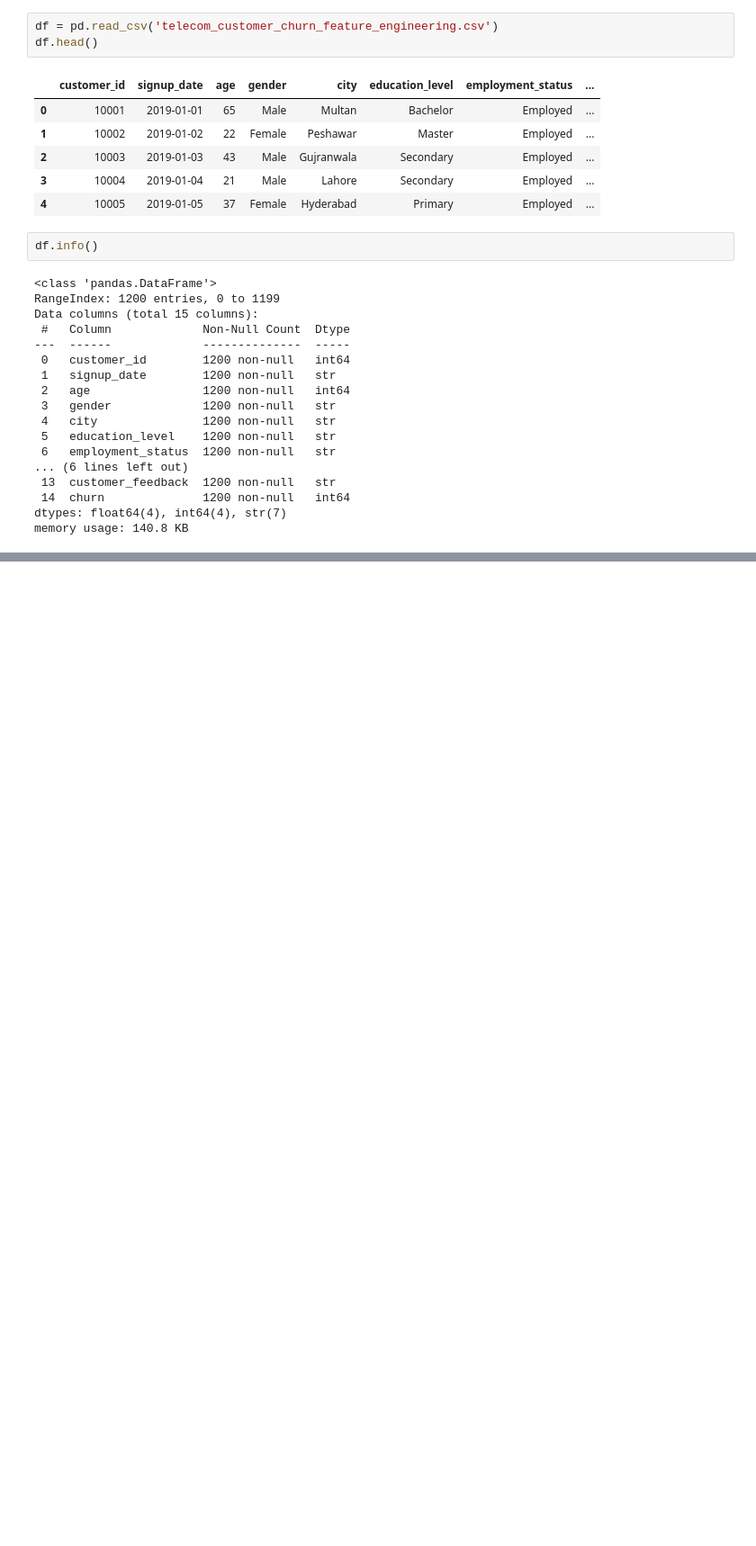
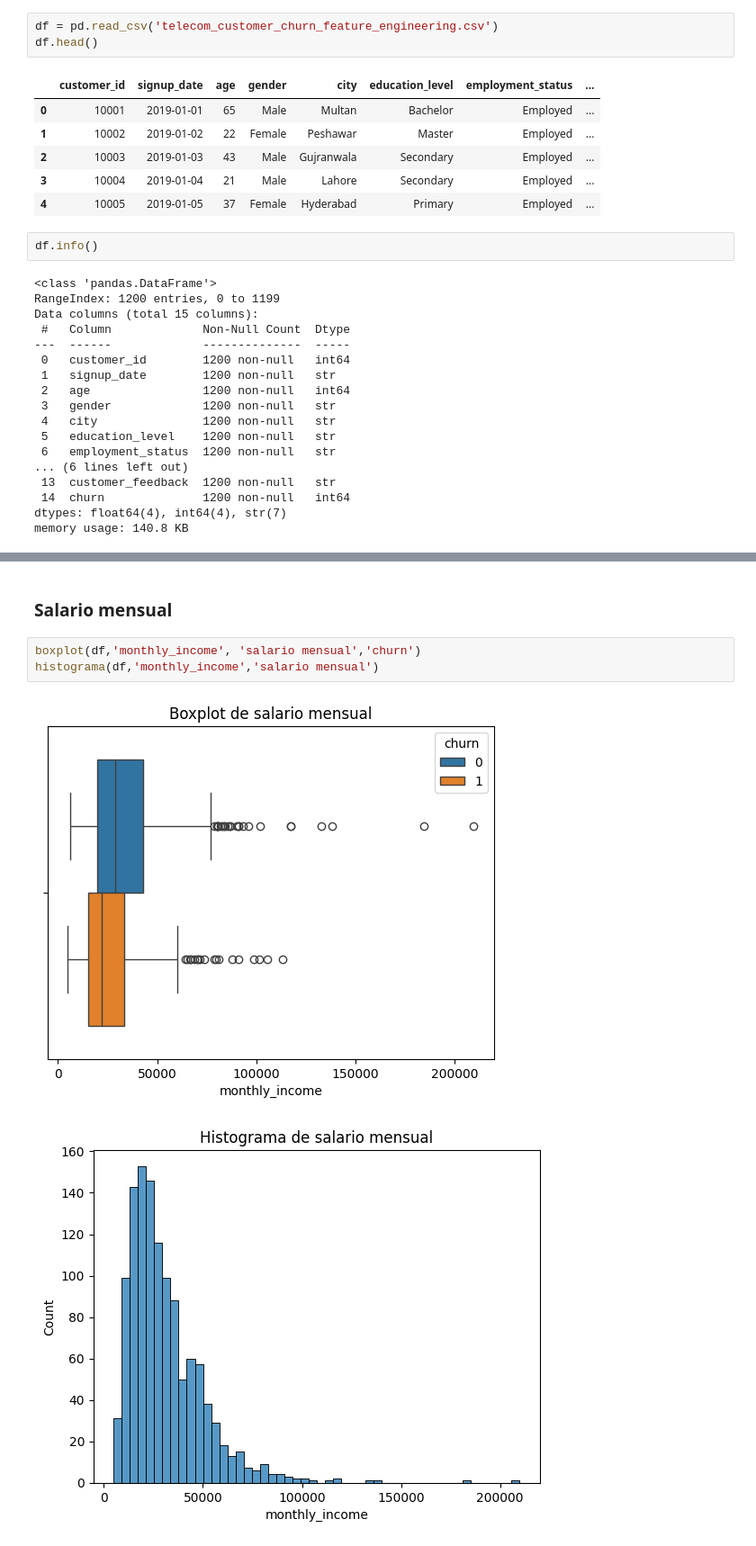
Before and after one commit to danielreyes04/Telecom_customer_data_analysis, a Jupyter notebook: Telecom_customer.ipynb, the cells around one changed output, grey strips where cells are left out. Shown at 90% size. Cells and saved outputs as stored; diff of their text form; blank space fills up the shorter version.

```diff
--- a/Telecom_customer.ipynb
+++ b/Telecom_customer.ipynb
@@ -35,0 +104,8 @@ memory usage: 140.8 KB
+# %% [markdown]
+### Salario mensual
+# %%
+boxplot(df,'monthly_income', 'salario mensual','churn')
+histograma(df,'monthly_income','salario mensual')
+# %% [output]
+[figure, added]
+[figure, added]
```
Also changed, not shown: parts of 15 cells of this notebook.
